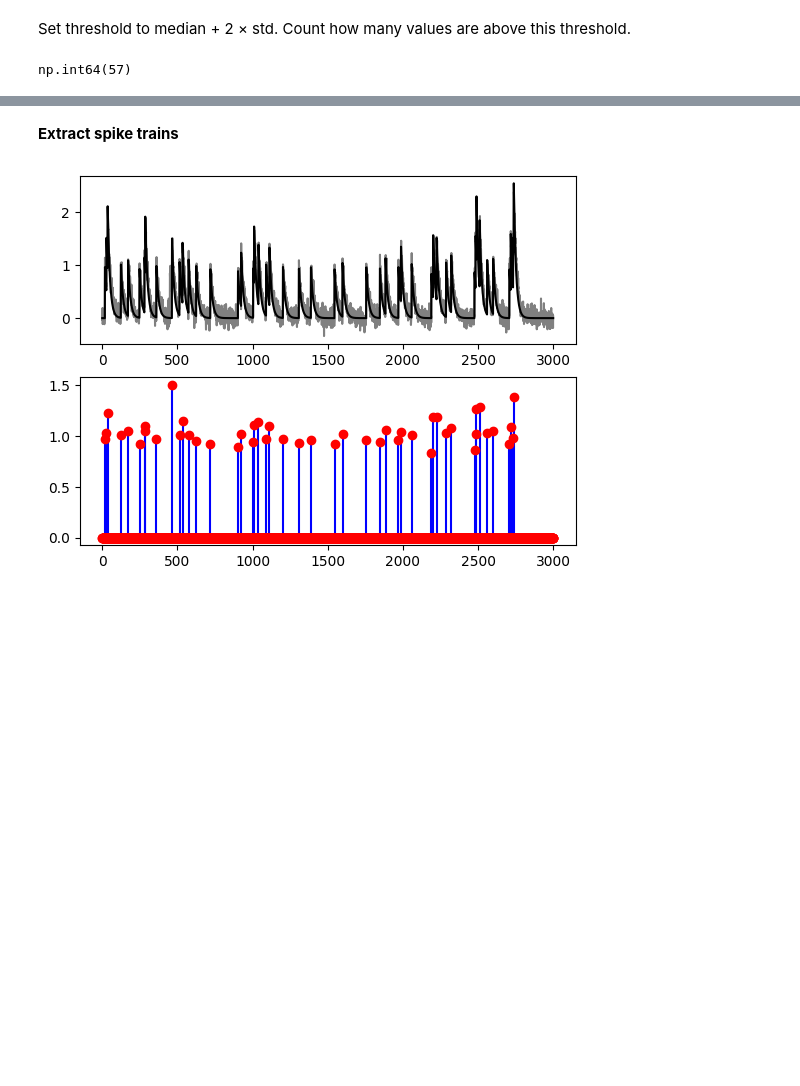
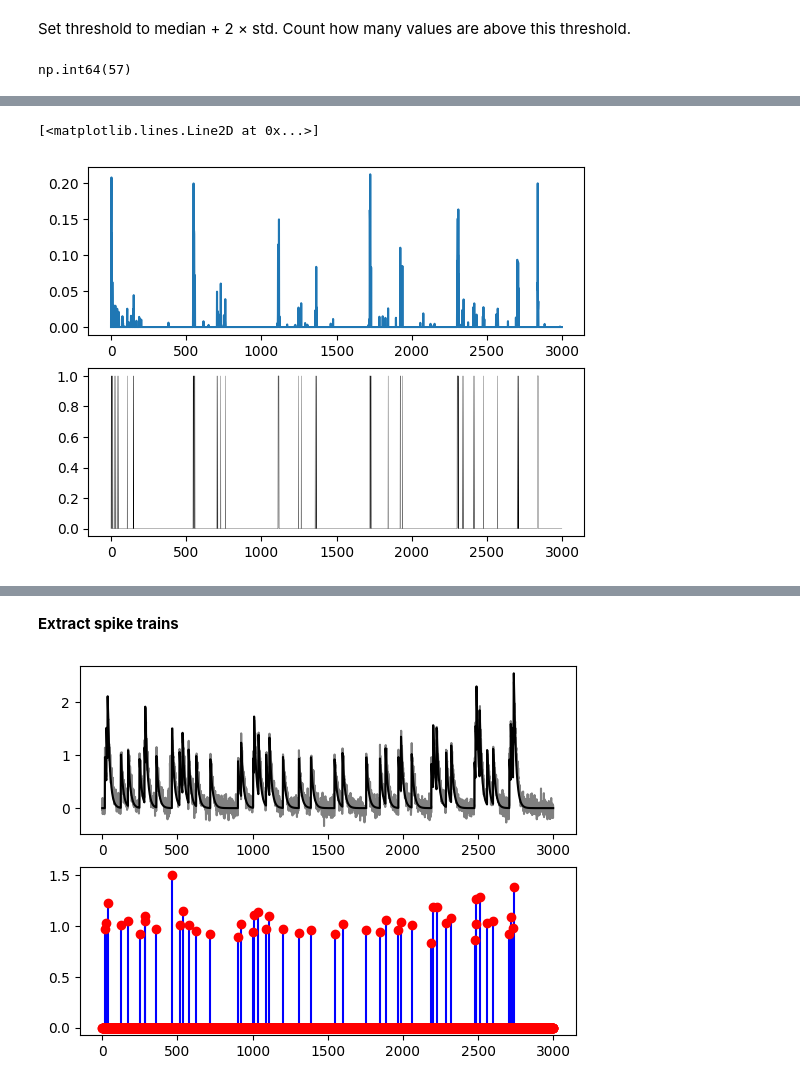
Before and after one commit to sangeethankumar/Courses, a Jupyter notebook: CalciumImaging/Draft2/02. .ipynb, the cells around one changed output, grey strips where cells are left out. Drawn from its saved outputs; the diff is of its cells as text; code cells hidden in the pictures; blank space fills up the shorter version.

```diff
--- a/CalciumImaging/Draft2/02. .ipynb
+++ b/CalciumImaging/Draft2/02. .ipynb
@@ -264,0 +143,11 @@ In this section, we will introduce a more advanced method for extracting spike e
+# %%
+binary = dtrace > 0.02
+
+plt.subplot(211)
+plt.plot(dtrace)
+
+plt.subplot(212)
+plt.plot(binary, color='black', linewidth=0.2)
+# %% [output]
+[<matplotlib.lines.Line2D at 0x...>]
+[figure, added]
```
Also changed, not shown: parts of 35 cells of this notebook.
